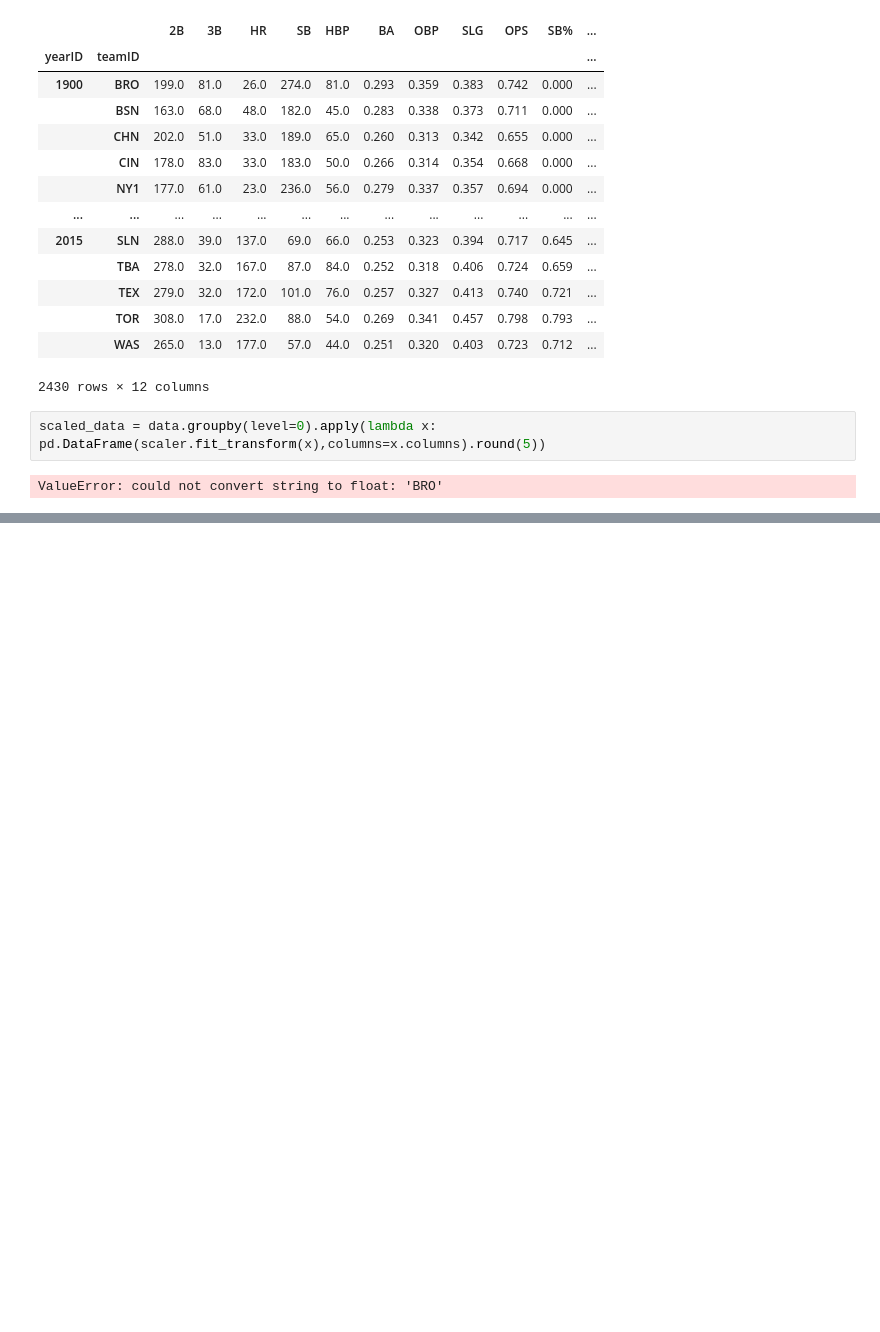
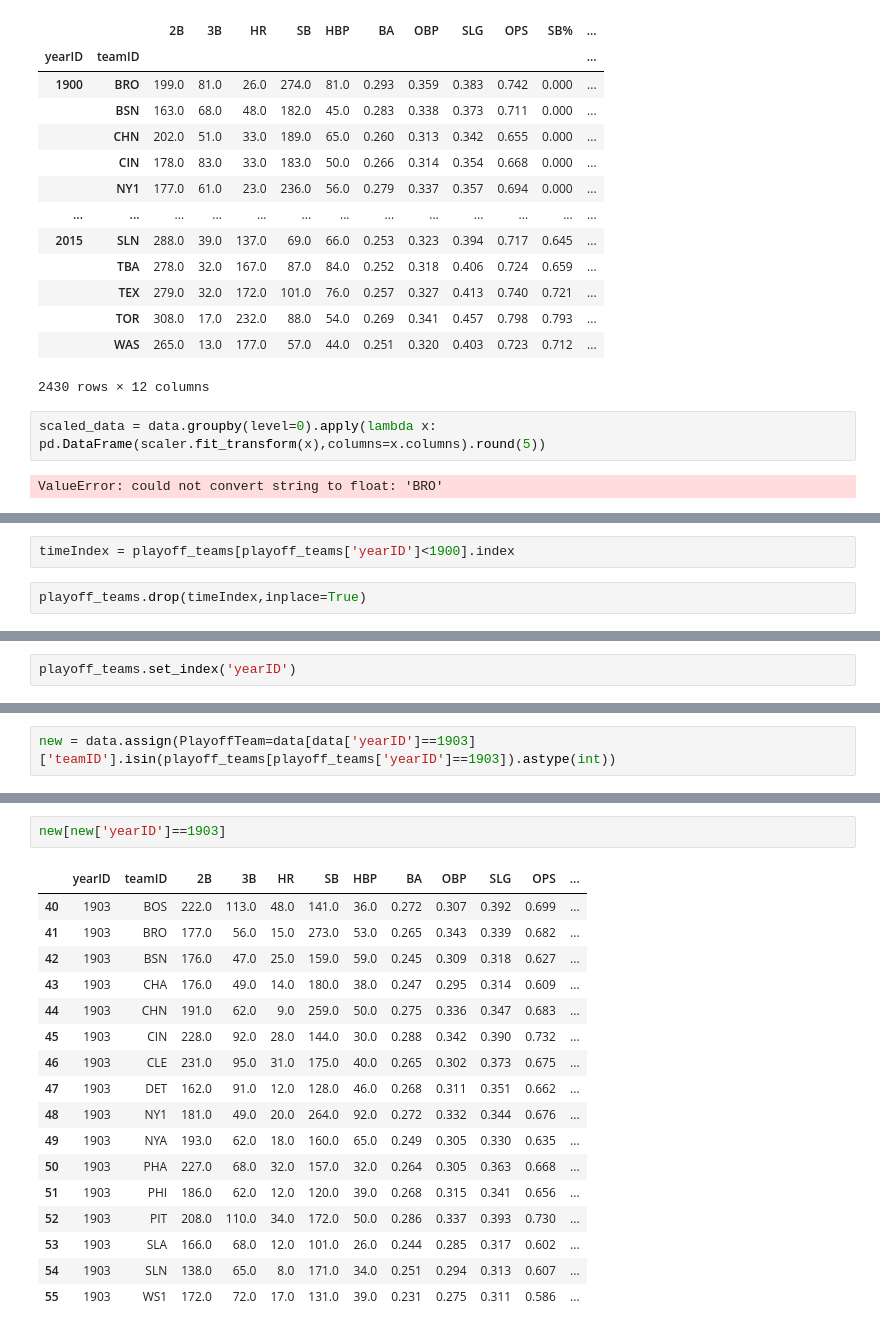
Before and after one commit to davidbabb/BaseballPlayoffs, a Jupyter notebook: baseball-analysis/notebooks/standardized_by_year.ipynb, the cells around one changed output, grey strips where cells are left out. Cells and saved outputs as stored; diff of their text form; blank space fills up the shorter version.

Commit message:
trying to insert conditional column joined with playoff dataframe, so far not so good

```diff
--- a/baseball-analysis/notebooks/standardized_by_year.ipynb
+++ b/baseball-analysis/notebooks/standardized_by_year.ipynb
@@ -89,0 +101,4 @@ ValueError: could not convert string to float: 'BRO'
+# %%
+timeIndex = playoff_teams[playoff_teams['yearID']<1900].index
+# %%
+playoff_teams.drop(timeIndex,inplace=True)
@@ -89,0 +114,2 @@ ValueError: could not convert string to float: 'BRO'
+# %%
+playoff_teams.set_index('yearID')
@@ -89,0 +135,2 @@ ValueError: could not convert string to float: 'BRO'
+# %%
+new = data.assign(PlayoffTeam=data[data['yearID']==1903]['teamID'].isin(playoff_teams[playoff_teams['yearID']==1903]).astype(int))
@@ -89,0 +151,20 @@ ValueError: could not convert string to float: 'BRO'
+# %%
+new[new['yearID']==1903]
+# %% [output]
+|  | yearID | teamID | 2B | 3B | HR | SB | HBP | BA | OBP | SLG | OPS | ... |
+| 40 | 1903 | BOS | 222.0 | 113.0 | 48.0 | 141.0 | 36.0 | 0.272 | 0.307 | 0.392 | 0.699 | ... |
+| 41 | 1903 | BRO | 177.0 | 56.0 | 15.0 | 273.0 | 53.0 | 0.265 | 0.343 | 0.339 | 0.682 | ... |
+| 42 | 1903 | BSN | 176.0 | 47.0 | 25.0 | 159.0 | 59.0 | 0.245 | 0.309 | 0.318 | 0.627 | ... |
+| 43 | 1903 | CHA | 176.0 | 49.0 | 14.0 | 180.0 | 38.0 | 0.247 | 0.295 | 0.314 | 0.609 | ... |
+| 44 | 1903 | CHN | 191.0 | 62.0 | 9.0 | 259.0 | 50.0 | 0.275 | 0.336 | 0.347 | 0.683 | ... |
+| 45 | 1903 | CIN | 228.0 | 92.0 | 28.0 | 144.0 | 30.0 | 0.288 | 0.342 | 0.390 | 0.732 | ... |
+| 46 | 1903 | CLE | 231.0 | 95.0 | 31.0 | 175.0 | 40.0 | 0.265 | 0.302 | 0.373 | 0.675 | ... |
+| 47 | 1903 | DET | 162.0 | 91.0 | 12.0 | 128.0 | 46.0 | 0.268 | 0.311 | 0.351 | 0.662 | ... |
+| 48 | 1903 | NY1 | 181.0 | 49.0 | 20.0 | 264.0 | 92.0 | 0.272 | 0.332 | 0.344 | 0.676 | ... |
+| 49 | 1903 | NYA | 193.0 | 62.0 | 18.0 | 160.0 | 65.0 | 0.249 | 0.305 | 0.330 | 0.635 | ... |
+| 50 | 1903 | PHA | 227.0 | 68.0 | 32.0 | 157.0 | 32.0 | 0.264 | 0.305 | 0.363 | 0.668 | ... |
+| 51 | 1903 | PHI | 186.0 | 62.0 | 12.0 | 120.0 | 39.0 | 0.268 | 0.315 | 0.341 | 0.656 | ... |
+| 52 | 1903 | PIT | 208.0 | 110.0 | 34.0 | 172.0 | 50.0 | 0.286 | 0.337 | 0.393 | 0.730 | ... |
+| 53 | 1903 | SLA | 166.0 | 68.0 | 12.0 | 101.0 | 26.0 | 0.244 | 0.285 | 0.317 | 0.602 | ... |
+| 54 | 1903 | SLN | 138.0 | 65.0 | 8.0 | 171.0 | 34.0 | 0.251 | 0.294 | 0.313 | 0.607 | ... |
+| 55 | 1903 | WS1 | 172.0 | 72.0 | 17.0 | 131.0 | 39.0 | 0.231 | 0.275 | 0.311 | 0.586 | ... |
```
Also changed, not shown: parts of 7 cells of this notebook.
